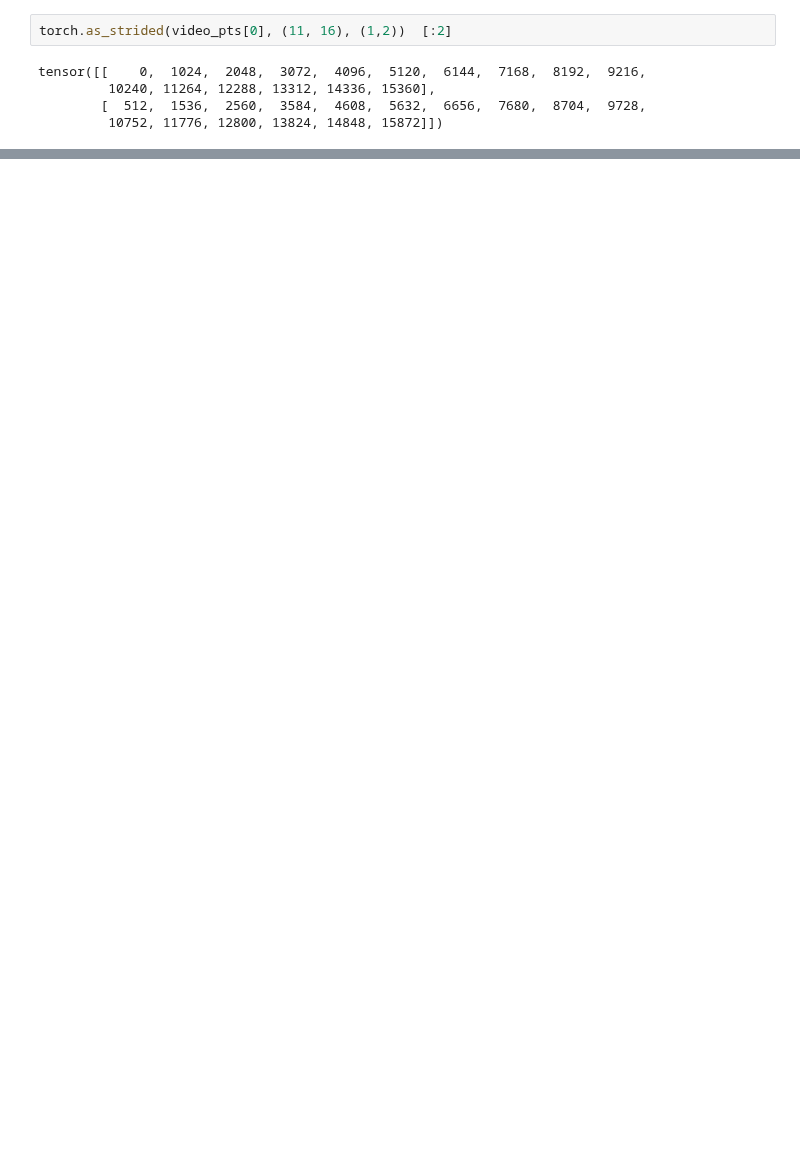
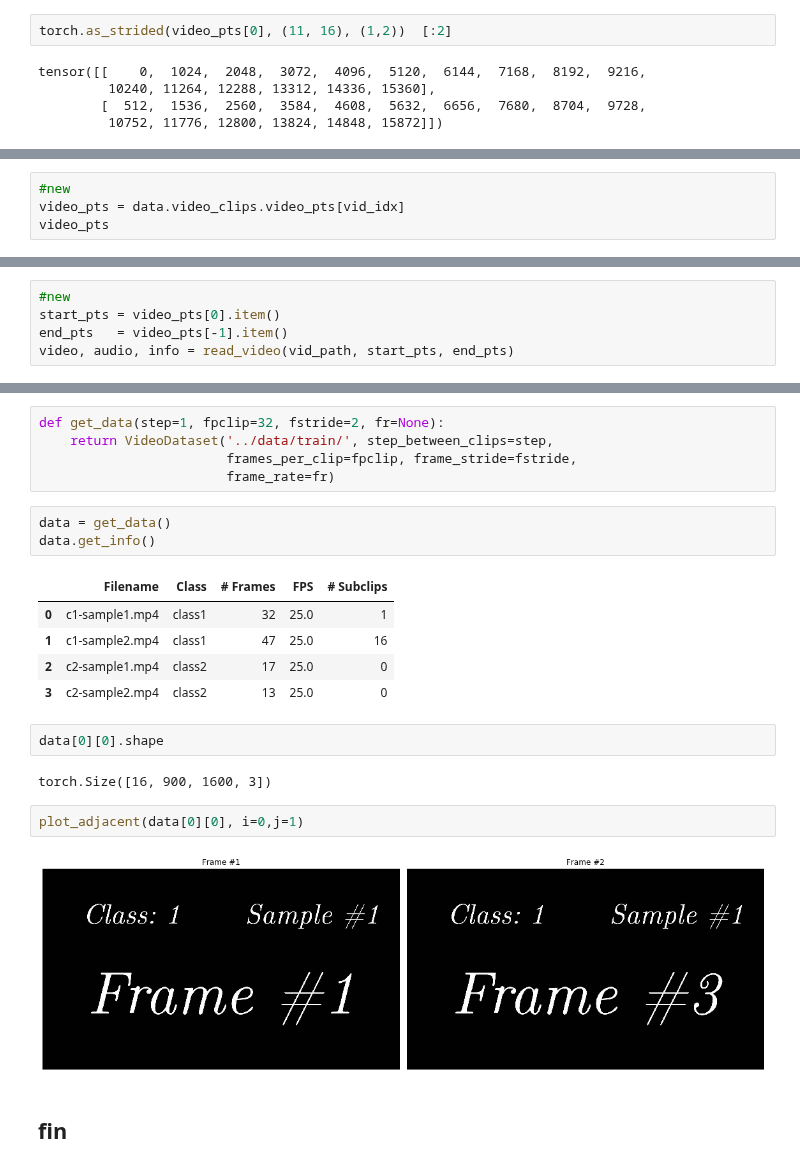
Before and after one commit to rsomani95/video-classification, a Jupyter notebook: notebooks/03_video_dataset.ipynb, the cells around one changed output, grey strips where cells are left out. Cells and saved outputs as stored; diff of their text form; blank space fills up the shorter version.

Commit message:
build `VideoDataset` with `frame_stride`

```diff
--- a/notebooks/03_video_dataset.ipynb
+++ b/notebooks/03_video_dataset.ipynb
@@ -433,0 +444,4 @@ tensor([[    0,  1024,  2048,  3072,  4096,  5120,  6144,  7168,  8192,  9216,
+# %%
+#new
+video_pts = data.video_clips.video_pts[vid_idx]
+video_pts
@@ -433,0 +470,5 @@ tensor([[    0,  1024,  2048,  3072,  4096,  5120,  6144,  7168,  8192,  9216,
+# %%
+#new
+start_pts = video_pts[0].item()
+end_pts   = video_pts[-1].item()
+video, audio, info = read_video(vid_path, start_pts, end_pts)
@@ -433,0 +603,24 @@ tensor([[    0,  1024,  2048,  3072,  4096,  5120,  6144,  7168,  8192,  9216,
+# %%
+def get_data(step=1, fpclip=32, fstride=2, fr=None):
+    return VideoDataset('../data/train/', step_between_clips=step,
+                        frames_per_clip=fpclip, frame_stride=fstride,
+                        frame_rate=fr)
+# %%
+data = get_data()
+data.get_info()
+# %% [output]
+|  | Filename | Class | # Frames | FPS | # Subclips |
+| 0 | c1-sample1.mp4 | class1 | 32 | 25.0 | 1 |
+| 1 | c1-sample2.mp4 | class1 | 47 | 25.0 | 16 |
+| 2 | c2-sample1.mp4 | class2 | 17 | 25.0 | 0 |
+| 3 | c2-sample2.mp4 | class2 | 13 | 25.0 | 0 |
+# %%
+data[0][0].shape
+# %% [output]
+torch.Size([16, 900, 1600, 3])
+# %%
+plot_adjacent(data[0][0], i=0,j=1)
+# %% [output]
+[figure, added]
+# %% [markdown]
+## fin
```
Also changed, not shown: parts of 34 cells of this notebook, 1 other file.
